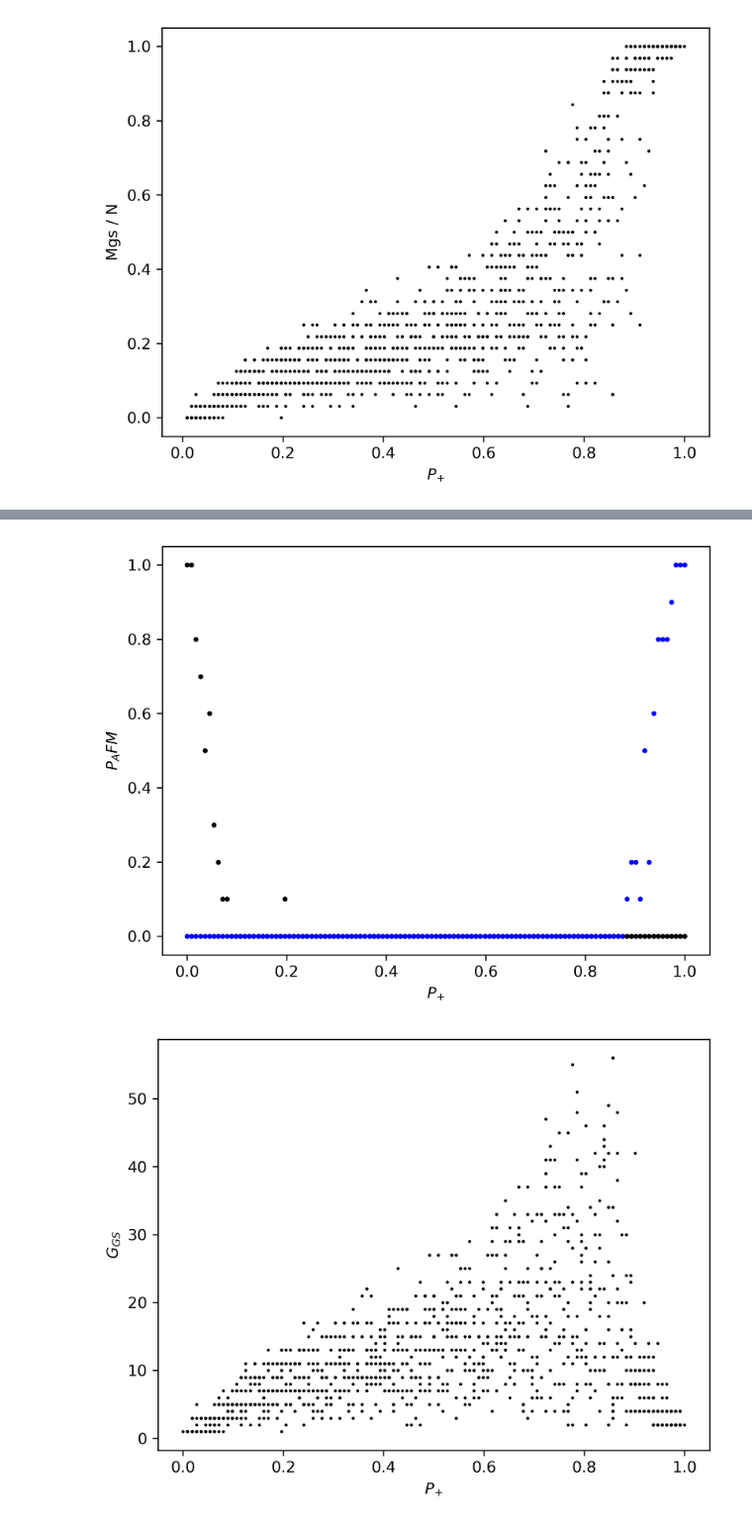
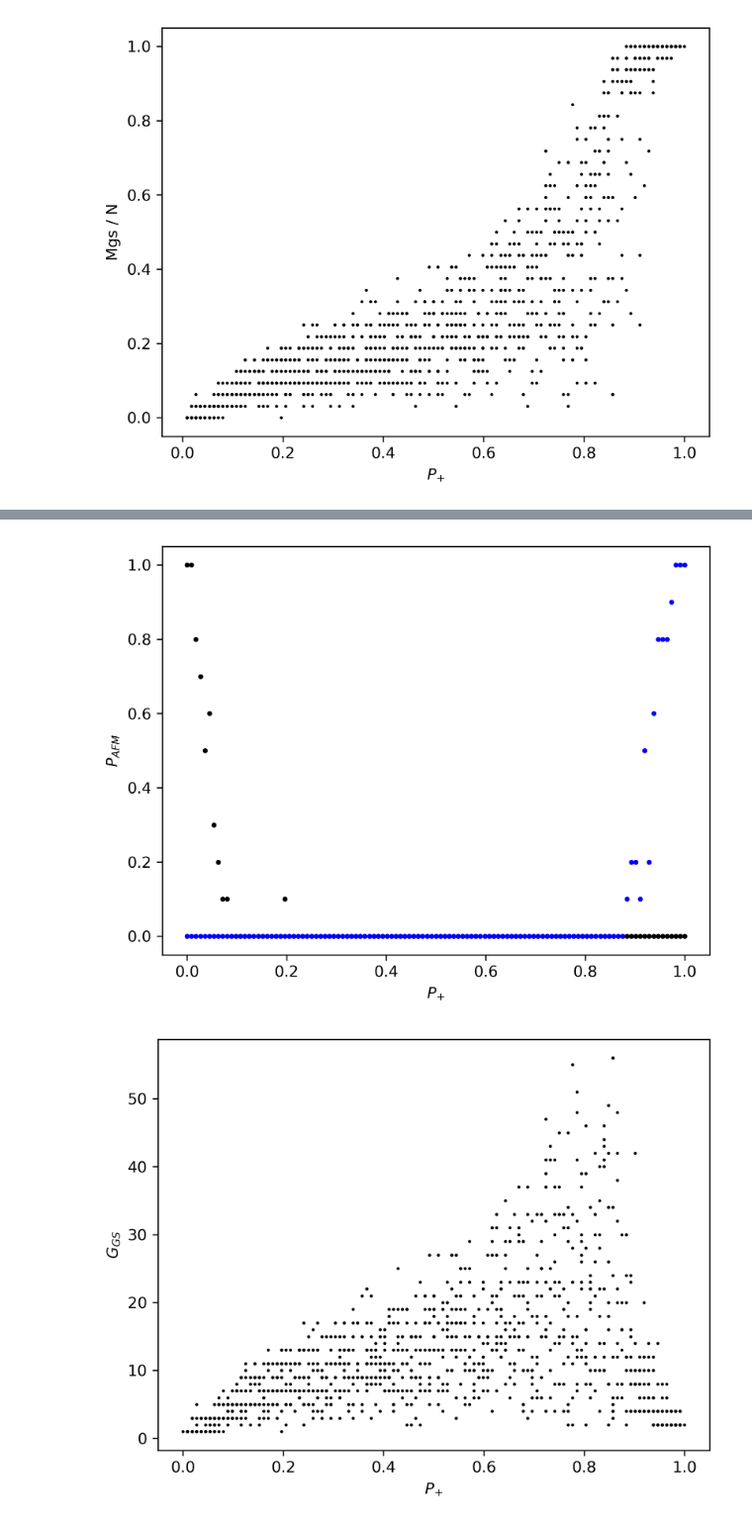
Before and after one commit to feirime/Ground-state-search-2D-Ising-model, a Jupyter notebook: images/scripts_and_programs/Entropy/Ggs.ipynb, the cells around one changed output, grey strips where cells are left out. Shown at 99% size. Drawn from its saved outputs; the diff is of its cells as text; code cells hidden in the pictures.

```diff
--- a/images/scripts_and_programs/Entropy/Ggs.ipynb
+++ b/images/scripts_and_programs/Entropy/Ggs.ipynb
@@ -144,33 +144,33 @@ plt.show()
 # %%
 plt.figure(dpi=300)
 P_plus_sample = 0
 idxs = [i for i, x in enumerate(P_plus) if x >= P_plus_sample]
 P_plus_local = P_plus[idxs]
 Mgs = []
 for indx in idxs:
     file = arr_of_files[indx]
     gem = np.loadtxt(open(file), skiprows=4).T
     G = gem[0]
     E = gem[1]
     M = gem[2]
     Egs_idx = np.argwhere(E <= np.min(E) * 0.9999)
     Mgs.append(np.max((M[Egs_idx]) / (N * N)))
     #plt.scatter(P_plus[indx], Mgs[indx-1], color='black', s=1)
 Mgs = np.array(Mgs)
 P_unique = np.unique(P_plus_local)
 for P_u in P_unique:
     mask = P_plus_local == P_u
     pMgs = Mgs[mask]
     probAFM = np.sum(pMgs == 0) / len(pMgs)
     probFM = np.sum(pMgs == 1) / len(pMgs)
     plt.scatter(P_u, probAFM, color='black', s=5)
     plt.scatter(P_u, probFM, color='blue', s=5)
 plt.xlabel("$P_{+}$")
-plt.ylabel("$P_AFM$")
+plt.ylabel("$P_{AFM}$")
 #plt.savefig("../../P_AFM_FM_Mmax.eps", format='eps', dpi=300)
 plt.show()
 # %% [output]
-[figure, old version]
+[figure, new version]
 # %%
 plt.figure(dpi=300)
 P_plus_sample = 0
```
Also changed, not shown: parts of 2 cells of this notebook, 2 other files.
